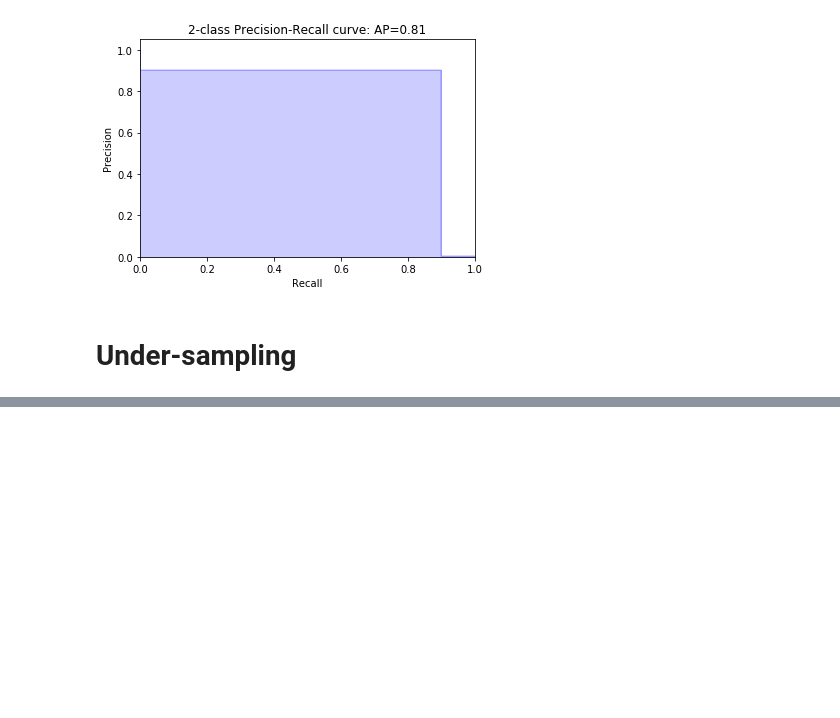
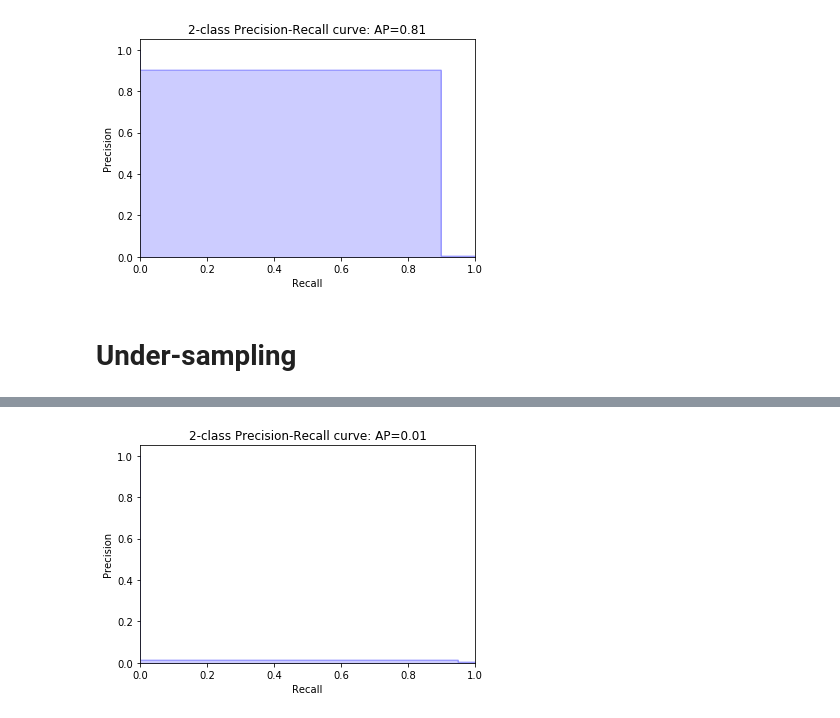
Before and after one commit to k-Petropoulos/imbalanced, a Jupyter notebook: src/main.ipynb, the cells around one changed output, grey strips where cells are left out. Cells and saved outputs as stored; diff of their text form; code cells hidden in the pictures; blank space fills up the shorter version.

```diff
--- a/src/main.ipynb
+++ b/src/main.ipynb
@@ -95,0 +114,4 @@ SyntaxError: invalid syntax (<ipython-input-40-531e35b37a6c>, line 3)
+# %%
+assessKM.areaUnderPR( y_pred)
+# %% [output]
+[figure, added]
```
Also changed, not shown: parts of 6 cells of this notebook.
